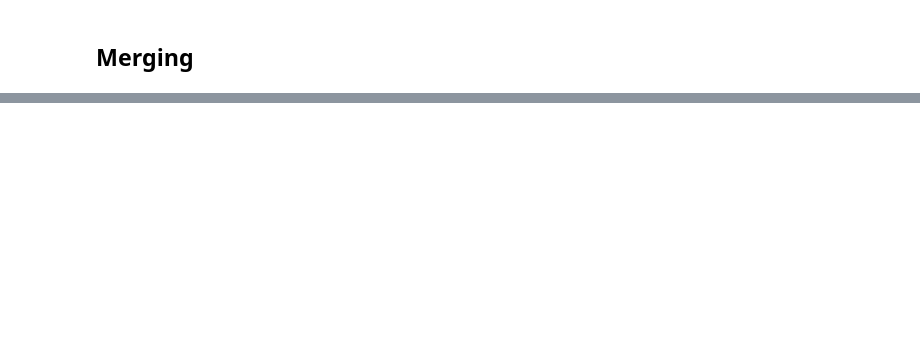
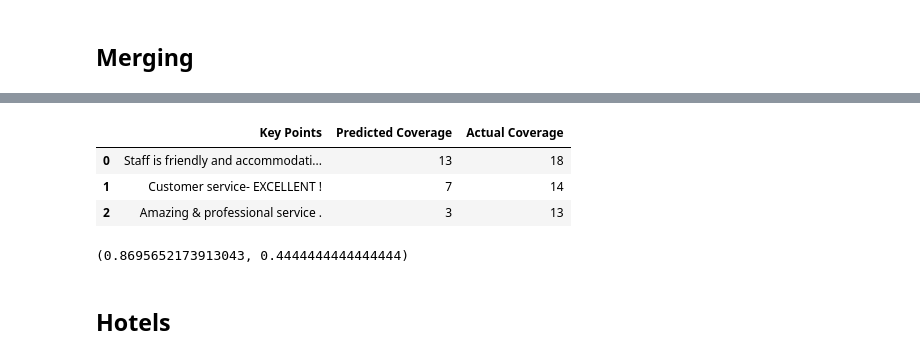
Before and after one commit to antangrocket1312/ASKPA, a Jupyter notebook: code/ASKPA¬c_evaluation.ipynb, the cells around one changed output, grey strips where cells are left out. Drawn from its saved outputs; the diff is of its cells as text; code cells hidden in the pictures; blank space fills up the shorter version.

```diff
--- a/code/ASKPA¬c_evaluation.ipynb
+++ b/code/ASKPA¬c_evaluation.ipynb
@@ -1396,0 +416,3 @@ Name: key_point, dtype: int64
+# %%
+selected_kps = ['Staff is friendly and accommodating .', 'Customer service- EXCELLENT !', 'Amazing & professional service .']
+valid_df, pred_df = get_top_kp_coverages(merged_df, df, "Beauty & Spas", None, selected_kps)
@@ -1396,0 +432,13 @@ Name: key_point, dtype: int64
+# %%
+generate_coverage_table(valid_df, pred_df)
+# %% [output]
+|  | Key Points | Predicted Coverage | Actual Coverage |
+| 0 | Staff is friendly and accommodati... | 13 | 18 |
+| 1 | Customer service- EXCELLENT ! | 7 | 14 |
+| 2 | Amazing & professional service . | 3 | 13 |
+# %%
+calculate_precision_recall(valid_df, pred_df)
+# %% [output]
+(0.8695652173913043, 0.4444444444444444)
+# %% [markdown]
+## Hotels
```
Also changed, not shown: parts of 166 cells of this notebook, 5 other files.
